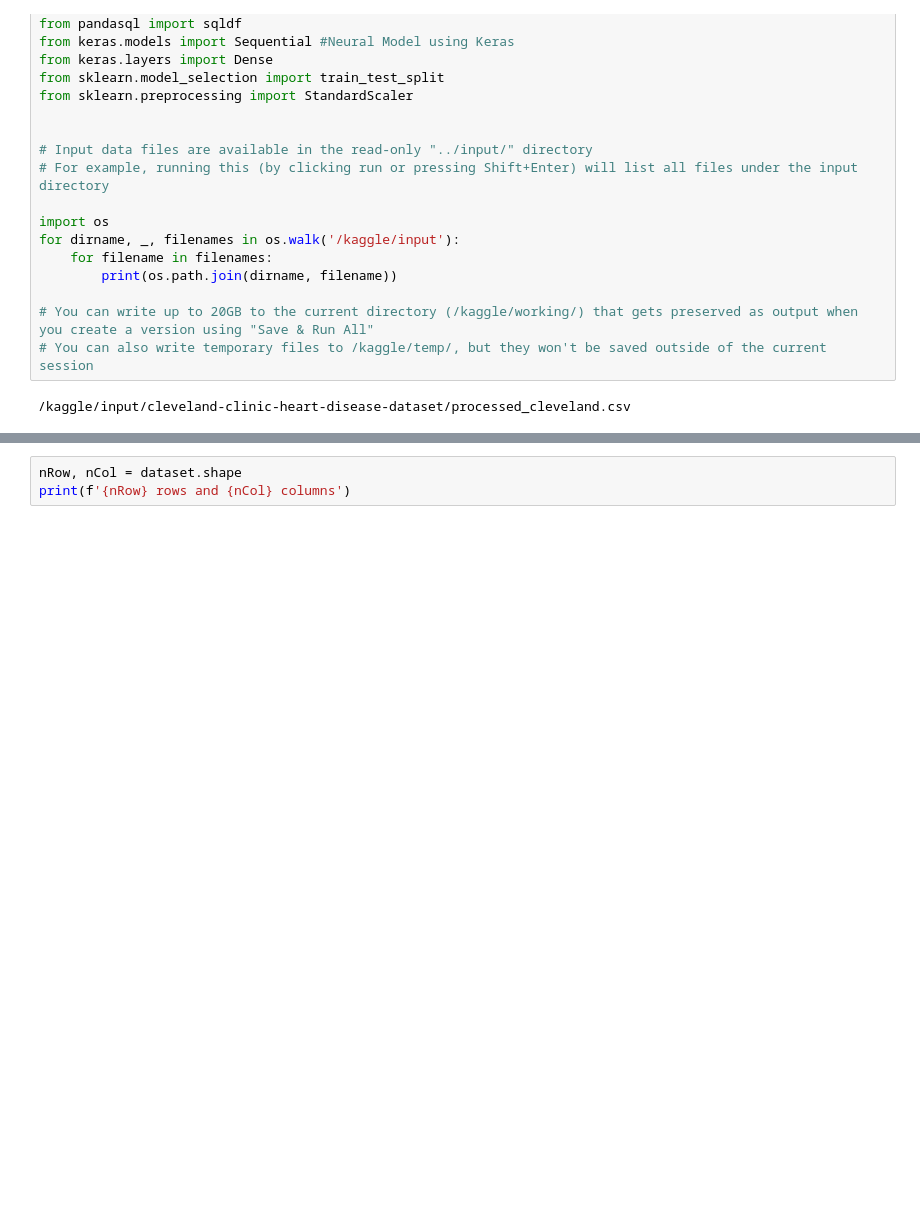
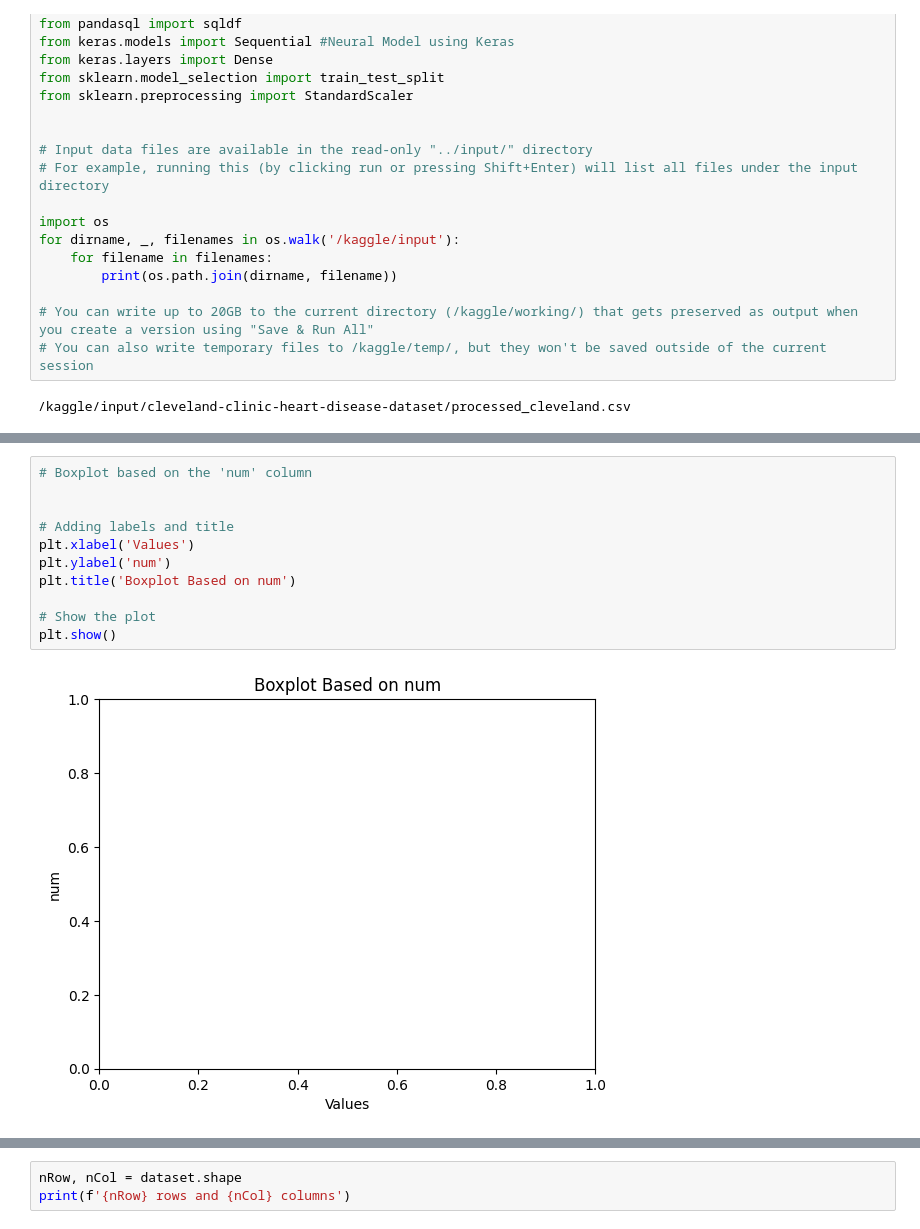
Before and after one commit to gendeh/Illinois-Data-Science---Heart-Disease-Classification, a Jupyter notebook: heart-disease-data-dive.ipynb, the cells around one changed output, grey strips where cells are left out. Saved outputs shown, nothing was run; the diff lists cells and outputs as text; blank space fills up the shorter version.

```diff
--- a/heart-disease-data-dive.ipynb
+++ b/heart-disease-data-dive.ipynb
@@ -36,0 +66,13 @@ for dirname, _, filenames in os.walk('/kaggle/input'):
+# %%
+# Boxplot based on the 'num' column
+
+
+# Adding labels and title
+plt.xlabel('Values')
+plt.ylabel('num')
+plt.title('Boxplot Based on num')
+
+# Show the plot
+plt.show()
+# %% [output]
+[figure, added]
```
Also changed, not shown: parts of 5 cells of this notebook.
